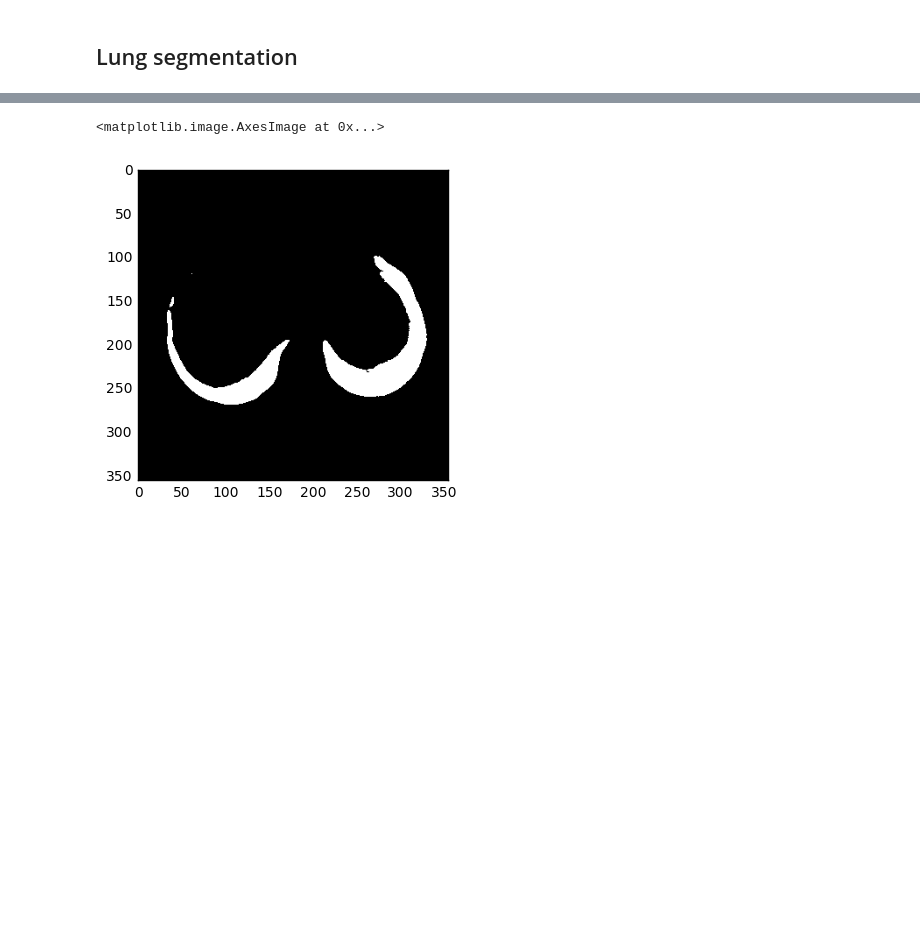
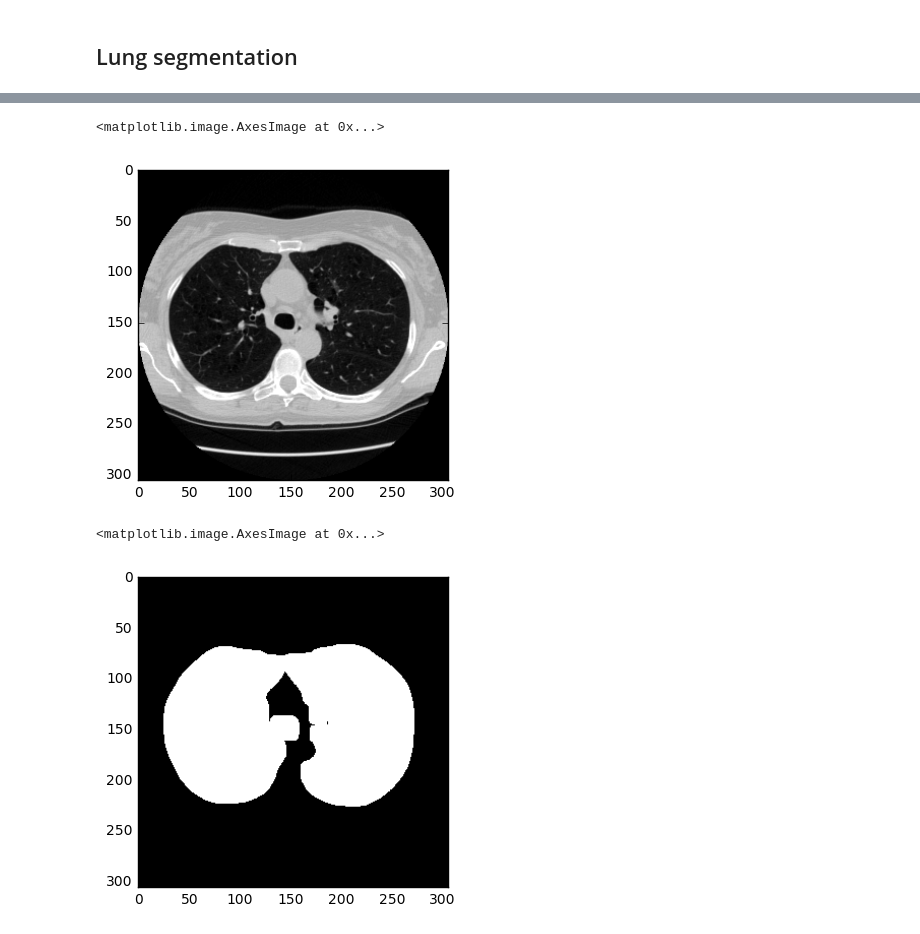
Before and after one commit to dearkafka/dsb, a Jupyter notebook: preprocess.ipynb, the cells around one changed output, grey strips where cells are left out. Saved outputs shown, nothing was run; the diff lists cells and outputs as text; code cells hidden in the pictures; blank space fills up the shorter version.

```diff
--- a/preprocess.ipynb
+++ b/preprocess.ipynb
@@ -83,3 +97,9 @@ def resample(image, scan, new_spacing=[1,1,1]):
+# %%
+PIXEL_MEAN = 0.25
+
+def zero_center(image):
+    image = image - PIXEL_MEAN
+    return image
 # %% [markdown]
 ## Lung segmentation
 # %%
@@ -214,7 +264,15 @@ for patient in patients:
+# %%
+centered = zero_center(normalized)
+
+plt.imshow(centered[im_index], cmap=plt.cm.gray)
+# %% [output]
+<matplotlib.image.AxesImage at 0x...>
+[figure, added]
 # %%
-mask = load_array('stage1_masks/{}.npy'.format(patients[0]))
-plt.imshow(mask[90], cmap=plt.cm.gray)
+mask = load_array('sample_masks/{}.npy'.format(patients[0]))[im_index]
+
+plt.imshow(mask, cmap=plt.cm.gray)
 # %% [output]
 <matplotlib.image.AxesImage at 0x...>
-[figure, old version]
+[figure, new version]
 # %%
```
Also changed, not shown: parts of 16 cells of this notebook.
